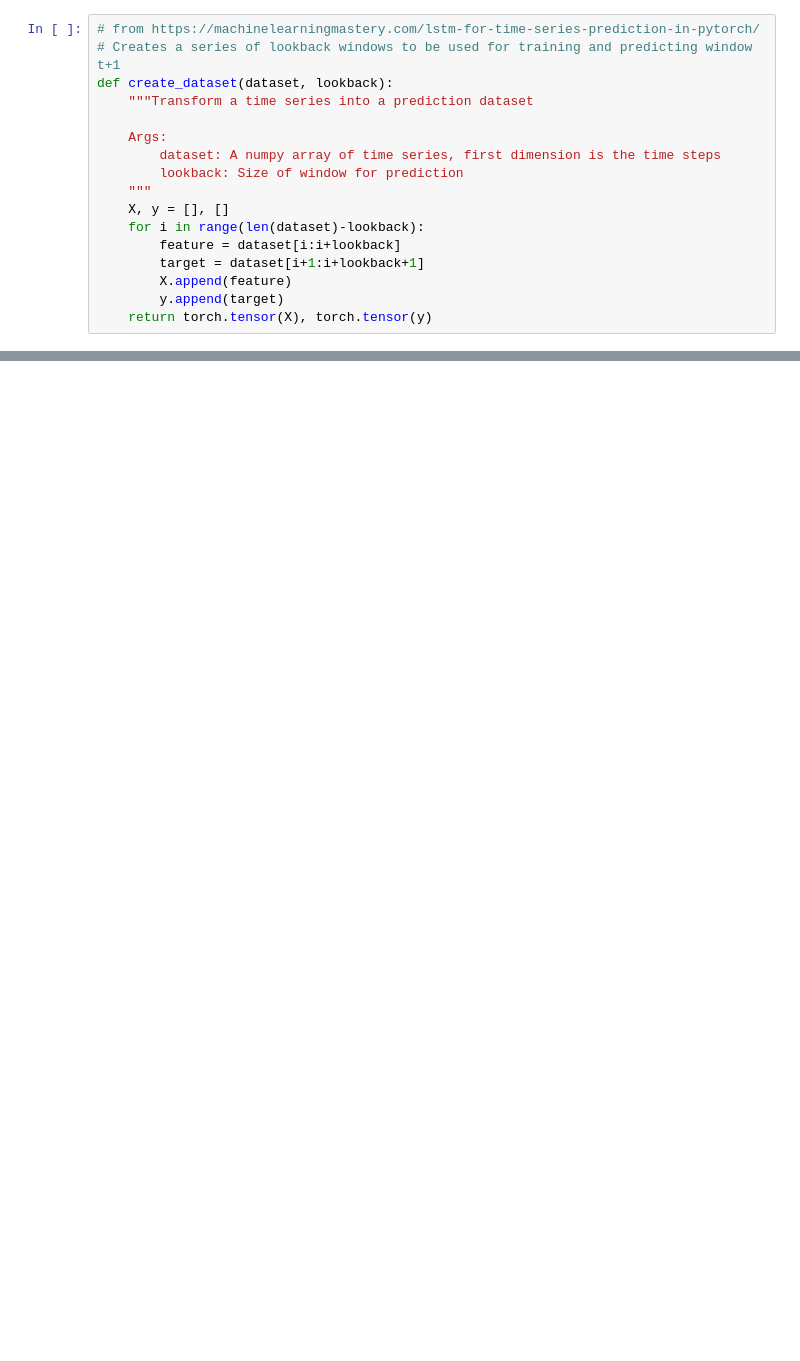
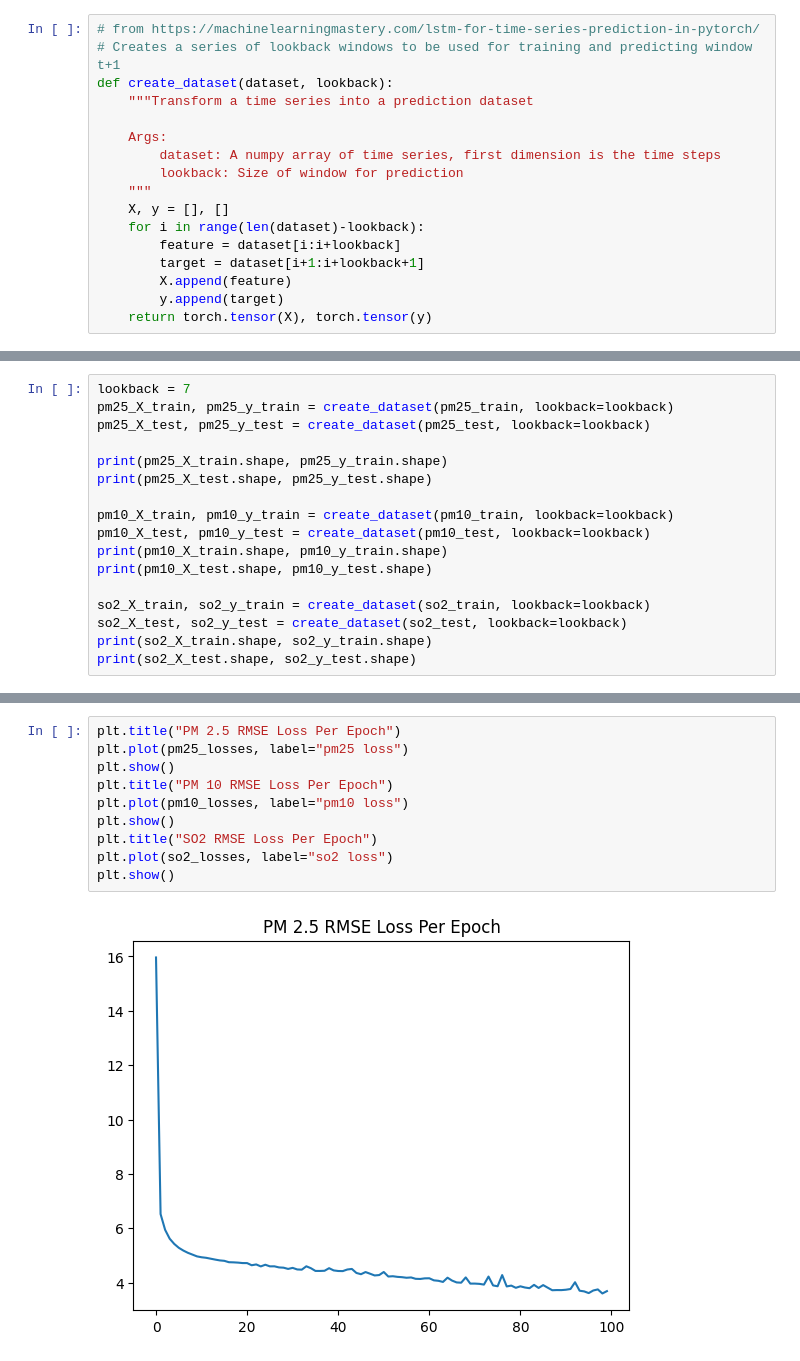
Before and after one commit to b4wolf/NEURALNETS, a Jupyter notebook: model.ipynb, the cells around one changed output, grey strips where cells are left out. Cells and saved outputs as stored; diff of their text form; blank space fills up the shorter version.

```diff
--- a/model.ipynb
+++ b/model.ipynb
@@ -106,0 +117,17 @@ torch.Size([2189, 7, 3]) torch.Size([2189, 7, 3])
+# %%
+lookback = 7
+pm25_X_train, pm25_y_train = create_dataset(pm25_train, lookback=lookback)
+pm25_X_test, pm25_y_test = create_dataset(pm25_test, lookback=lookback)
+
+print(pm25_X_train.shape, pm25_y_train.shape)
+print(pm25_X_test.shape, pm25_y_test.shape)
+
+pm10_X_train, pm10_y_train = create_dataset(pm10_train, lookback=lookback)
+pm10_X_test, pm10_y_test = create_dataset(pm10_test, lookback=lookback)
+print(pm10_X_train.shape, pm10_y_train.shape)
+print(pm10_X_test.shape, pm10_y_test.shape)
+
+so2_X_train, so2_y_train = create_dataset(so2_train, lookback=lookback)
+so2_X_test, so2_y_test = create_dataset(so2_test, lookback=lookback)
+print(so2_X_train.shape, so2_y_train.shape)
+print(so2_X_test.shape, so2_y_test.shape)
@@ -178,0 +259,12 @@ plt.show()
+# %%
+plt.title("PM 2.5 RMSE Loss Per Epoch")
+plt.plot(pm25_losses, label="pm25 loss")
+plt.show()
+plt.title("PM 10 RMSE Loss Per Epoch")
+plt.plot(pm10_losses, label="pm10 loss")
+plt.show()
+plt.title("SO2 RMSE Loss Per Epoch")
+plt.plot(so2_losses, label="so2 loss")
+plt.show()
+# %% [output]
+[figure, added]
```
Also changed, not shown: parts of 12 cells of this notebook.
